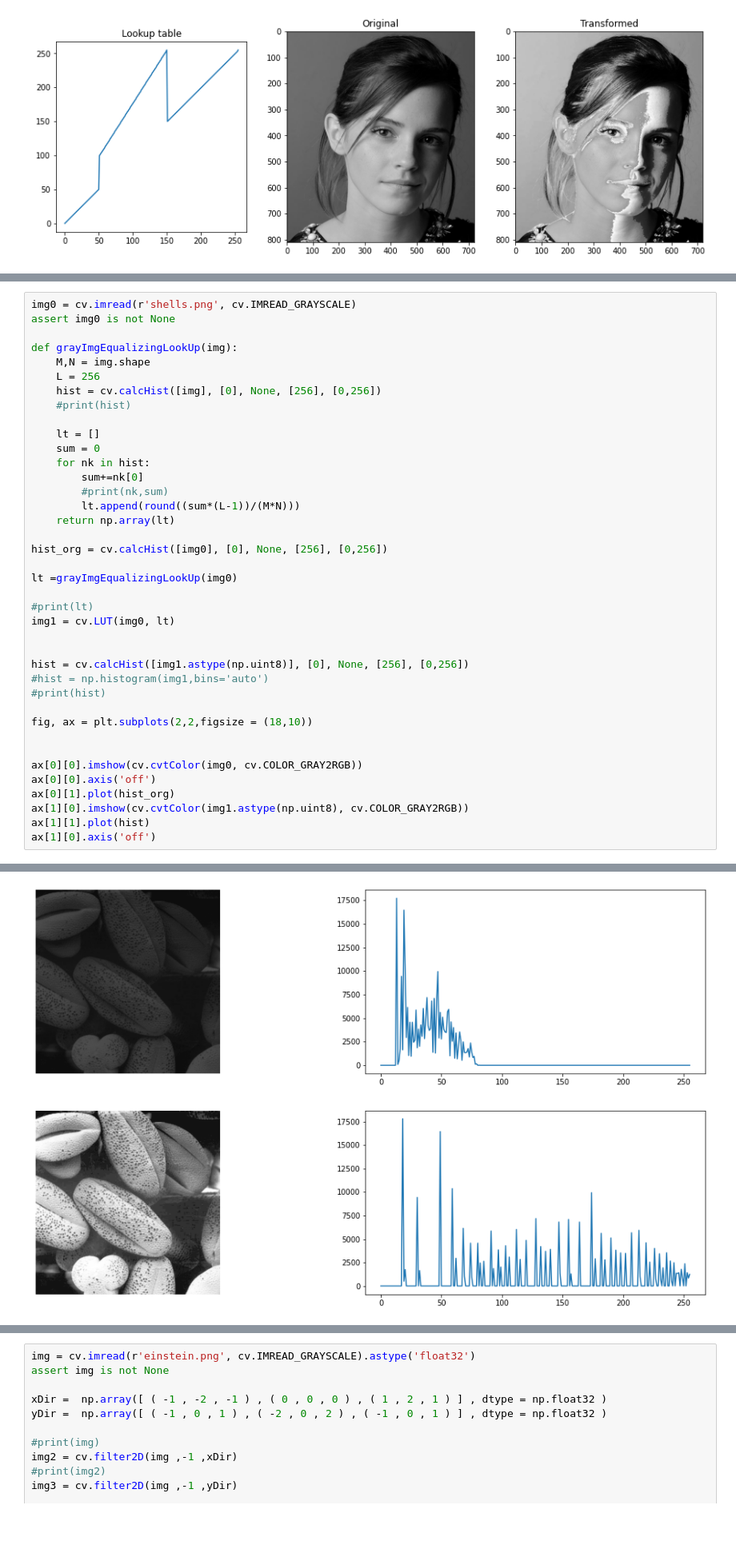
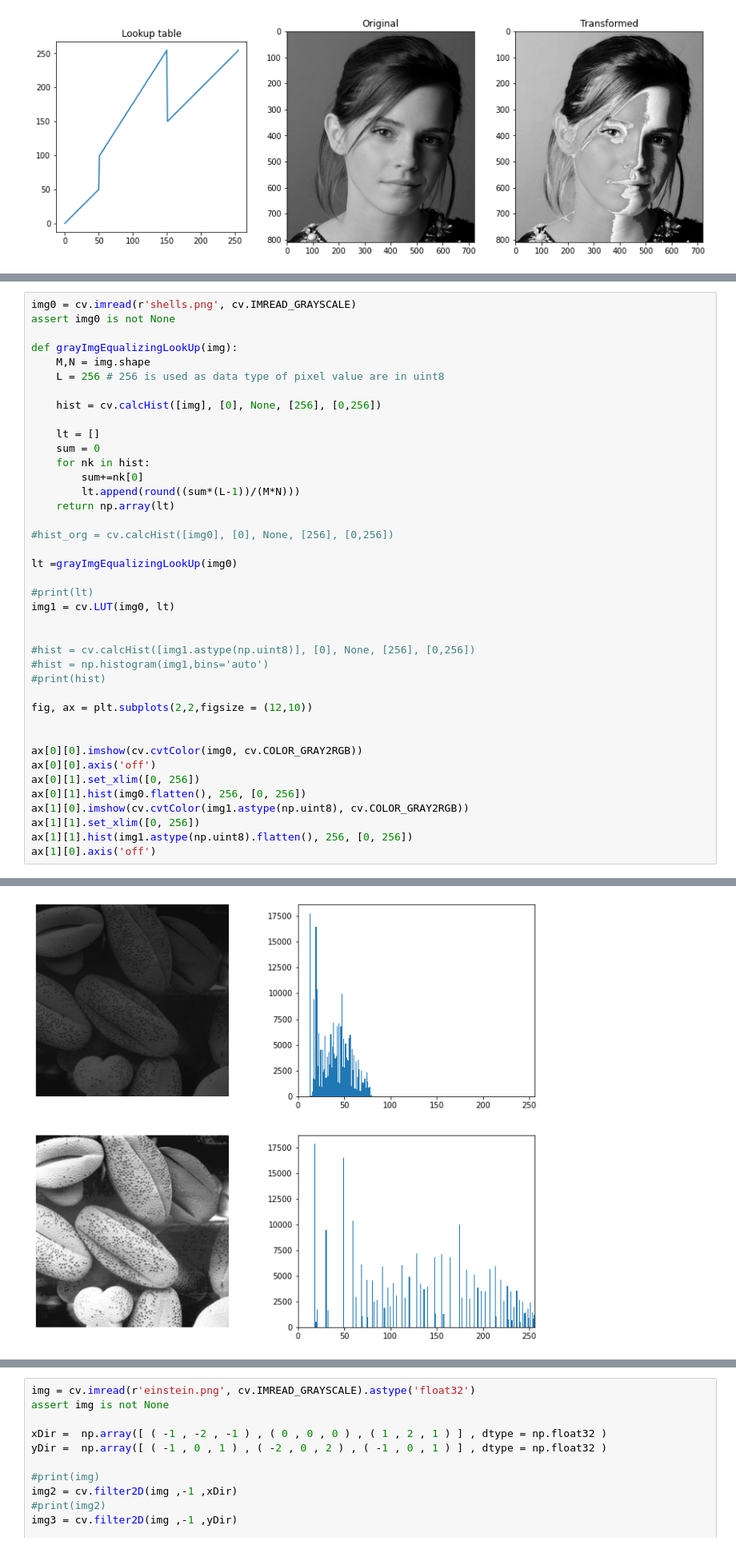
Before and after one commit to BiyonFernando/EN2550-Fundamentals-of-Image-Processing-and-Machine-Vision, a Jupyter notebook: Assigment_1/Intensity_Transformations_and_Neighborhood_Filtering.ipynb, the cells around one changed output, grey strips where cells are left out. Shown at 80% size. Cells and saved outputs as stored; diff of their text form; blank space fills up the shorter version.

```diff
--- a/Assigment_1/Intensity_Transformations_and_Neighborhood_Filtering.ipynb
+++ b/Assigment_1/Intensity_Transformations_and_Neighborhood_Filtering.ipynb
@@ -133,39 +162,40 @@ assert img0 is not None
 
 def grayImgEqualizingLookUp(img):
     M,N = img.shape
-    L = 256
+    L = 256 # 256 is used as data type of pixel value are in uint8
+
     hist = cv.calcHist([img], [0], None, [256], [0,256])
-    #print(hist)
 
     lt = []
     sum = 0
     for nk in hist:
         sum+=nk[0]
-        #print(nk,sum)
         lt.append(round((sum*(L-1))/(M*N)))
     return np.array(lt)
 
-hist_org = cv.calcHist([img0], [0], None, [256], [0,256])
+#hist_org = cv.calcHist([img0], [0], None, [256], [0,256])
 
 lt =grayImgEqualizingLookUp(img0)
 
 #print(lt)
 img1 = cv.LUT(img0, lt)
 
 
-hist = cv.calcHist([img1.astype(np.uint8)], [0], None, [256], [0,256])
+#hist = cv.calcHist([img1.astype(np.uint8)], [0], None, [256], [0,256])
 #hist = np.histogram(img1,bins='auto')
 #print(hist)
 
-fig, ax = plt.subplots(2,2,figsize = (18,10))
+fig, ax = plt.subplots(2,2,figsize = (12,10))
 
 
 ax[0][0].imshow(cv.cvtColor(img0, cv.COLOR_GRAY2RGB))
 ax[0][0].axis('off')
-ax[0][1].plot(hist_org)
+ax[0][1].set_xlim([0, 256])
+ax[0][1].hist(img0.flatten(), 256, [0, 256])
 ax[1][0].imshow(cv.cvtColor(img1.astype(np.uint8), cv.COLOR_GRAY2RGB))
-ax[1][1].plot(hist)
+ax[1][1].set_xlim([0, 256])
+ax[1][1].hist(img1.astype(np.uint8).flatten(), 256, [0, 256])
 ax[1][0].axis('off')
 # %% [output]
 (-0.5, 499.5, 499.5, -0.5)
-[figure, old version]
+[figure, new version]
```
Also changed, not shown: parts of 8 cells of this notebook, 1 other file.
